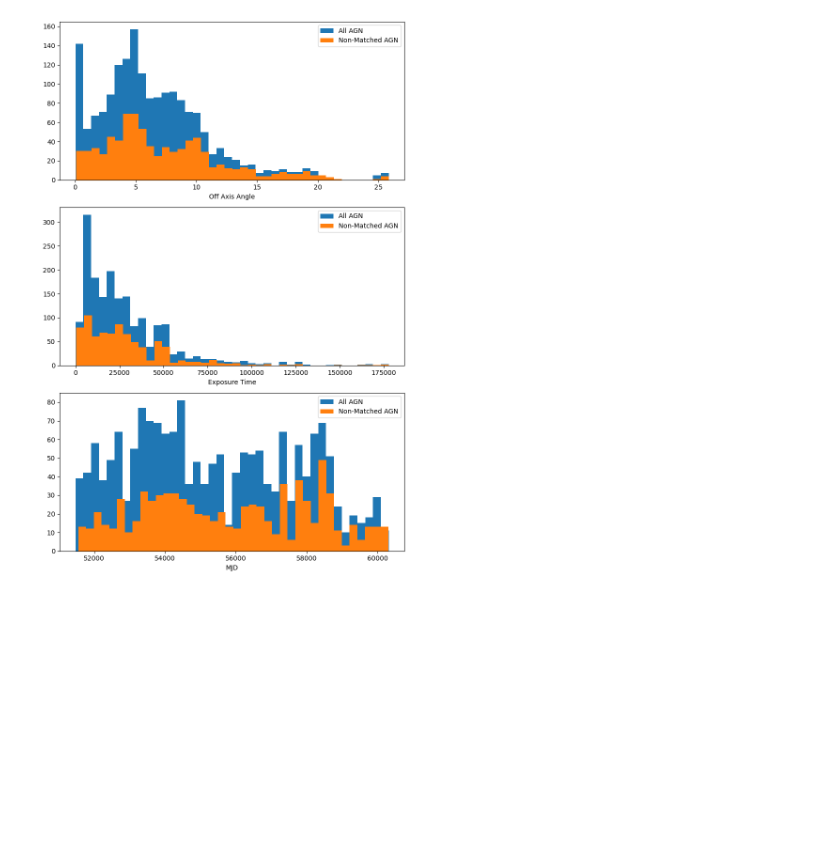
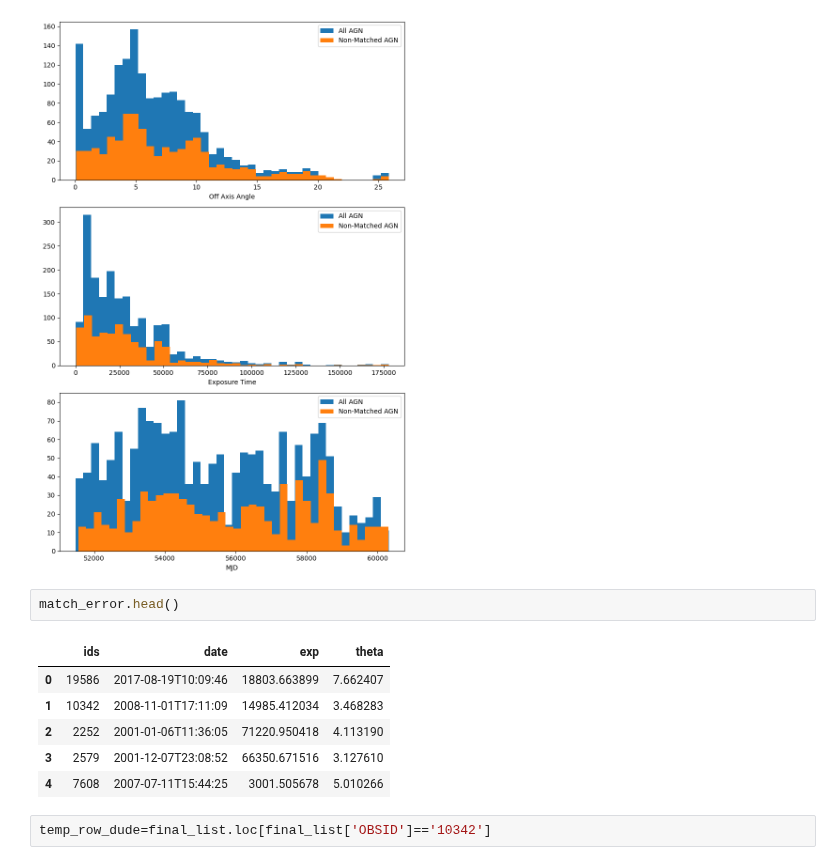
Before and after one commit to kciurleo/AGN, a Jupyter notebook: sherpa_fitting_code/solving_my_own_mysteries.ipynb, the cells around one changed output. Drawn from its saved outputs; the diff is of its cells as text; blank space fills up the shorter version.

```diff
--- a/sherpa_fitting_code/solving_my_own_mysteries.ipynb
+++ b/sherpa_fitting_code/solving_my_own_mysteries.ipynb
@@ -232,3 +232,14 @@ plt.tight_layout()
 plt.show()
 # %% [output]
 [figure]
+# %%
+match_error.head()
+# %% [output]
+|  | ids | date | exp | theta |
+| 0 | 19586 | 2017-08-19T10:09:46 | 18803.663899 | 7.662407 |
+| 1 | 10342 | 2008-11-01T17:11:09 | 14985.412034 | 3.468283 |
+| 2 | 2252 | 2001-01-06T11:36:05 | 71220.950418 | 4.113190 |
+| 3 | 2579 | 2001-12-07T23:08:52 | 66350.671516 | 3.127610 |
+| 4 | 7608 | 2007-07-11T15:44:25 | 3001.505678 | 5.010266 |
+# %%
+temp_row_dude=final_list.loc[final_list['OBSID']=='10342']
```
Also changed, not shown: parts of 6 cells of this notebook.
